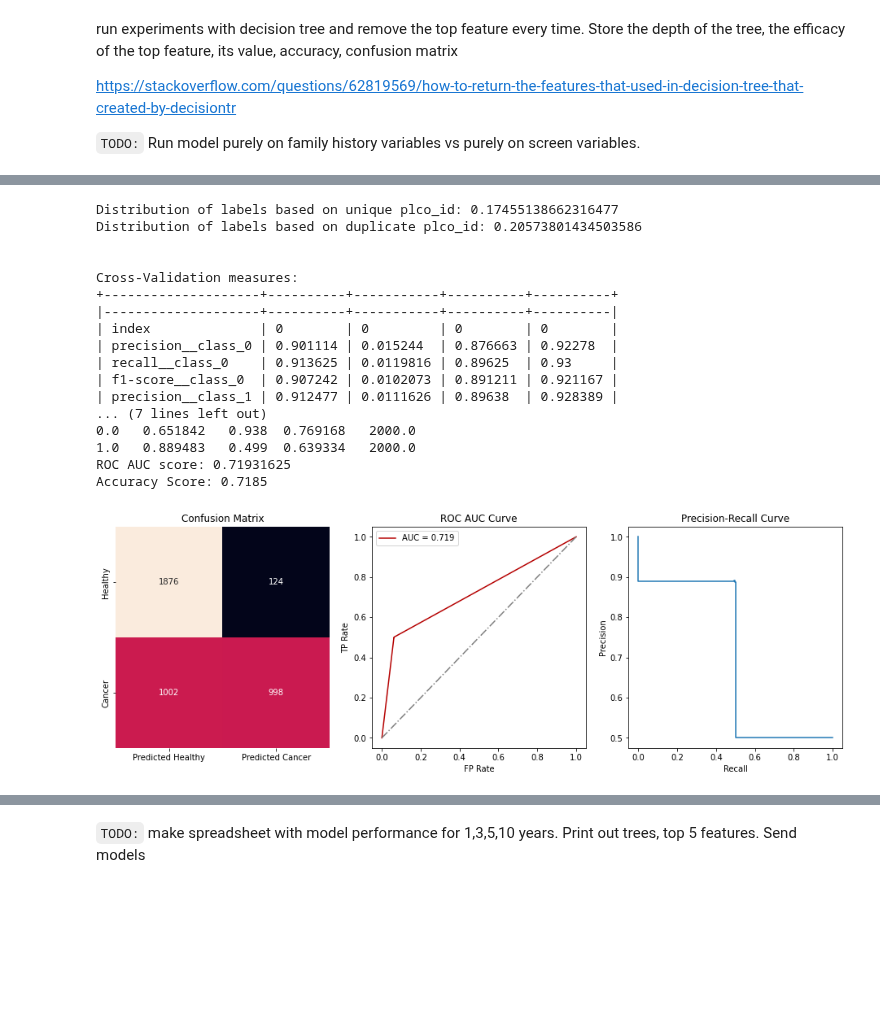
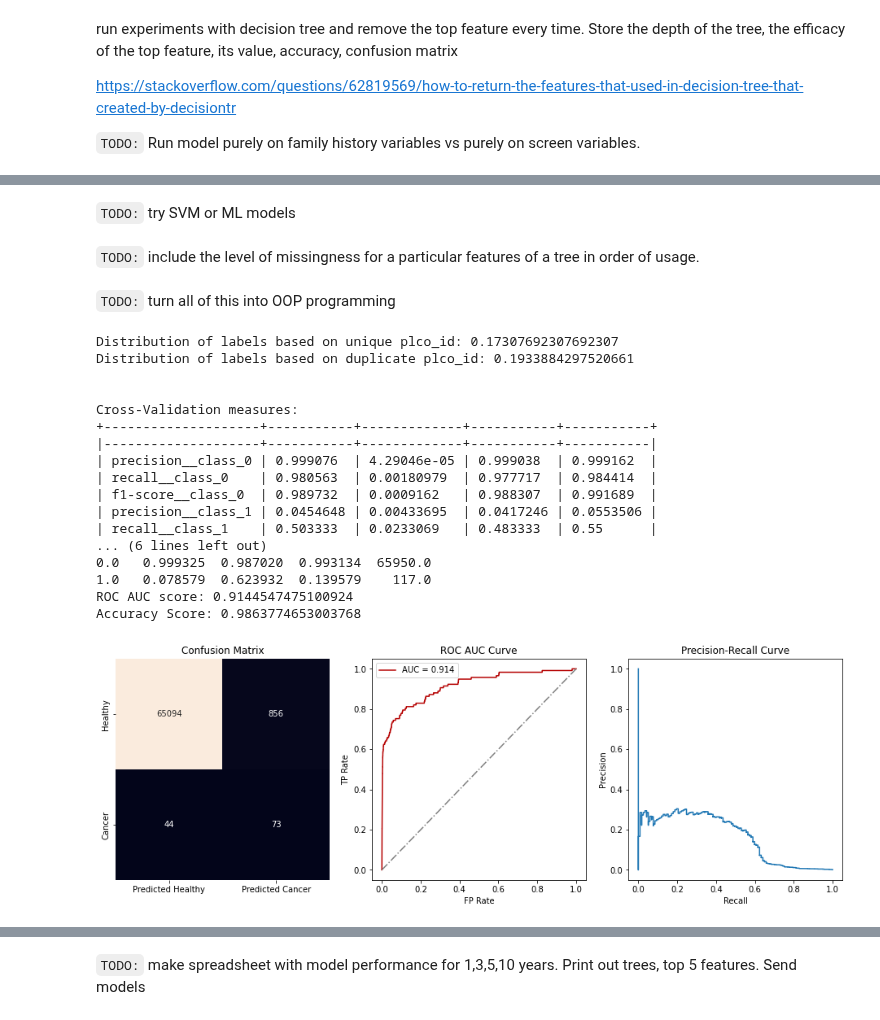
Before and after one commit to fedorenkood/ovarian_cancer_models, a Jupyter notebook: processing.ipynb, the cells around one changed output, grey strips where cells are left out. Drawn from its saved outputs; the diff is of its cells as text; code cells hidden in the pictures; blank space fills up the shorter version.

```diff
--- a/processing.ipynb
+++ b/processing.ipynb
@@ -168,3 +168,8 @@ Since ca125ii only present in the personal dataset, I only kept the feature that
 `TODO:` some features in the person dataset represent observations over multiple years
 
 `TODO:` bucket age by 3 or 5 years
+# %%
+# drop non-cancer records without screen records
+personal_filtered = personal_data
+condition = (personal_data['plco_id'].isin(screen_data['plco_id'])) | (personal_data['ovar_cancer'] == 1)
+personal_filtered = personal_filtered[condition]
@@ -171,7 +188,6 @@ Since ca125ii only present in the personal dataset, I only kept the feature that
 # %%
-personal_filtered = personal_data.drop(['ovar_cancer_diagdays'], axis=1)
+personal_filtered = personal_filtered.drop(['ovar_cancer_diagdays'], axis=1)
 merged_df = merge_data_over_years(personal_filtered, screen_data, screen_abnorm_data, screen_join='left', abrorm_join='left')
-merged_df = merged_df.drop(['study_yr'], axis=1)
 # %%
 merged_df.info()
 # %% [output]
@@ -193,0 +230,2 @@ memory usage: 240.6+ MB
+# %%
+merged_df['study_yr'] = merged_df['study_yr'].fillna(-1)
@@ -194,3 +289,5 @@ memory usage: 240.6+ MB
+# %%
+last_propagated_df = last_propagated_df.drop('study_yr', axis=1)
 # %% [markdown]
 ## Merging Datasets
 # %% [markdown]
@@ -296,36 +454,56 @@ def run_classifiers(classifiers, df, label, drop_n_features = 1, k=10, cv=False,
+# %% [markdown]
+`TODO:` try SVM or ML models
+# %% [markdown]
+`TODO:` include the level of missingness for a particular features of a tree in order of usage.
+# %% [markdown]
+`TODO:` turn all of this into OOP programming
 # %%
 classifiers = {
-    'DecisionTreeClassifier': DecisionTreeClassifier(criterion= 'entropy'),
-    # 'RandomForestClassifier': RandomForestClassifier(criterion= 'gini', n_estimators= 200),
-    # 'XGBClassifier': XGBClassifier(eval_metric= 'error', learning_rate= 0.1)
+    # 'LogisticRegression': LogisticRegression(C= 0.25, random_state= 0),
+    # 'GaussianNB': GaussianNB(var_smoothing= 1e-09),
+    # 'DecisionTreeClassifier': DecisionTreeClassifier(criterion= 'entropy'),
+    # 'RandomForestClassifier': RandomForestClassifier(criterion= 'entropy', n_estimators= 200),
+    'XGBClassifier': XGBClassifier(eval_metric= 'error', learning_rate= 0.1)
 }
-years = [10]
+years = [1]
 drop_n_features = 1
 cv=True
 for year in years:
     label = f'cancer_in_next_{year}_years' # 'cancer_in_next_10_years', 'ovar_cancer'
-    df_top_feature_importances, df_feature_importance_tree = run_classifiers(classifiers, merged_df, label, cv=cv, drop_n_features = drop_n_features, k=10, plot_tree=True)
-    # print_df(df_feature_importance_tree)
-    df_feature_importance_tree.to_csv(f'./feature_importance/feature_importance_for_cancer_in_{year}__{drop_n_features}_trials.csv')
-    print_df(pd.DataFrame(df_top_feature_importances))
-    pd.DataFrame(df_top_feature_importances).to_csv(f'./top_{drop_n_features}_features_decision_tree_for__cancer_in_{label}.csv')
+    df_top_feature_importances, df_feature_importance_tree, X_test_mismatch = run_classifiers(classifiers, last_propagated_df, label, strategy='mean', cv=cv, drop_n_features = drop_n_features, num_folds=10, plot_tree=False)
+    if df_feature_importance_tree is not None and df_top_feature_importances is not None:
+        # print_df(df_feature_importance_tree)
+        # df_feature_importance_tree.to_csv(f'./feature_importance/feature_importance_for_cancer_in_{year}__{drop_n_features}_trials.csv')
+        print_df(pd.DataFrame(df_top_feature_importances))
+        # pd.DataFrame(df_top_feature_importances).to_csv(f'./top_{drop_n_features}_features_decision_tree_for__cancer_in_{label}.csv')
+        # Mean of feature importance over trials
+        # df_feature_importance_mean = df_feature_importance_tree.drop('feature', axis=1)
+        # df_feature_importance_mean = df_feature_importance_mean.T
+        # df_feature_importance_mean.columns = df_feature_importance_tree['feature']
+        # df_feature_importance_mean = df_feature_importance_mean.astype('float')
+        # df_feature_importance_mean_describe = df_feature_importance_mean.describe().T
+        # df_feature_importance_mean_describe.sort_values('mean', ascending=False, inplace=True)
+        # # print(df_feature_importance_mean_describe.columns)
+        # df_feature_importance_mean_describe = df_feature_importance_mean_describe[['count', 'mean']]
+        # print_df(df_feature_importance_mean_describe)
+        # df_feature_importance_mean_describe.to_csv(f'./feature_importance/feature_importance_mean_for_cancer_in_{year}__{drop_n_features}_trials.csv')
 # %% [output]
-Distribution of labels based on unique plco_id: 0.17455138662316477
-Distribution of labels based on duplicate plco_id: 0.20573801434503586
+Distribution of labels based on unique plco_id: 0.17307692307692307
+Distribution of labels based on duplicate plco_id: 0.1933884297520661
 
 
 Cross-Validation measures:
-+--------------------+----------+-----------+----------+----------+
-|--------------------+----------+-----------+----------+----------|
-| index              | 0        | 0         | 0        | 0        |
-| precision__class_0 | 0.901114 | 0.015244  | 0.876663 | 0.92278  |
-| recall__class_0    | 0.913625 | 0.0119816 | 0.89625  | 0.93     |
-| f1-score__class_0  | 0.907242 | 0.0102073 | 0.891211 | 0.921167 |
-| precision__class_1 | 0.912477 | 0.0111626 | 0.89638  | 0.928389 |
-... (7 lines left out)
-0.0   0.651842   0.938  0.769168   2000.0
-1.0   0.889483   0.499  0.639334   2000.0
-ROC AUC score: 0.71931625
-Accuracy Score: 0.7185
++--------------------+-----------+-------------+-----------+-----------+
+|--------------------+-----------+-------------+-----------+-----------|
+| precision__class_0 | 0.999076  | 4.29046e-05 | 0.999038  | 0.999162  |
+| recall__class_0    | 0.980563  | 0.00180979  | 0.977717  | 0.984414  |
+| f1-score__class_0  | 0.989732  | 0.0009162   | 0.988307  | 0.991689  |
+| precision__class_1 | 0.0454648 | 0.00433695  | 0.0417246 | 0.0553506 |
+| recall__class_1    | 0.503333  | 0.0233069   | 0.483333  | 0.55      |
+... (6 lines left out)
+0.0   0.999325  0.987020  0.993134  65950.0
+1.0   0.078579  0.623932  0.139579    117.0
+ROC AUC score: 0.9144547475100924
+Accuracy Score: 0.9863774653003768
-[figure, old version]
+[figure, new version]
 +----+---------------+---------------------+--------------+--------------+------------+
```
Also changed, not shown: parts of 26 cells of this notebook, 4 other files.
